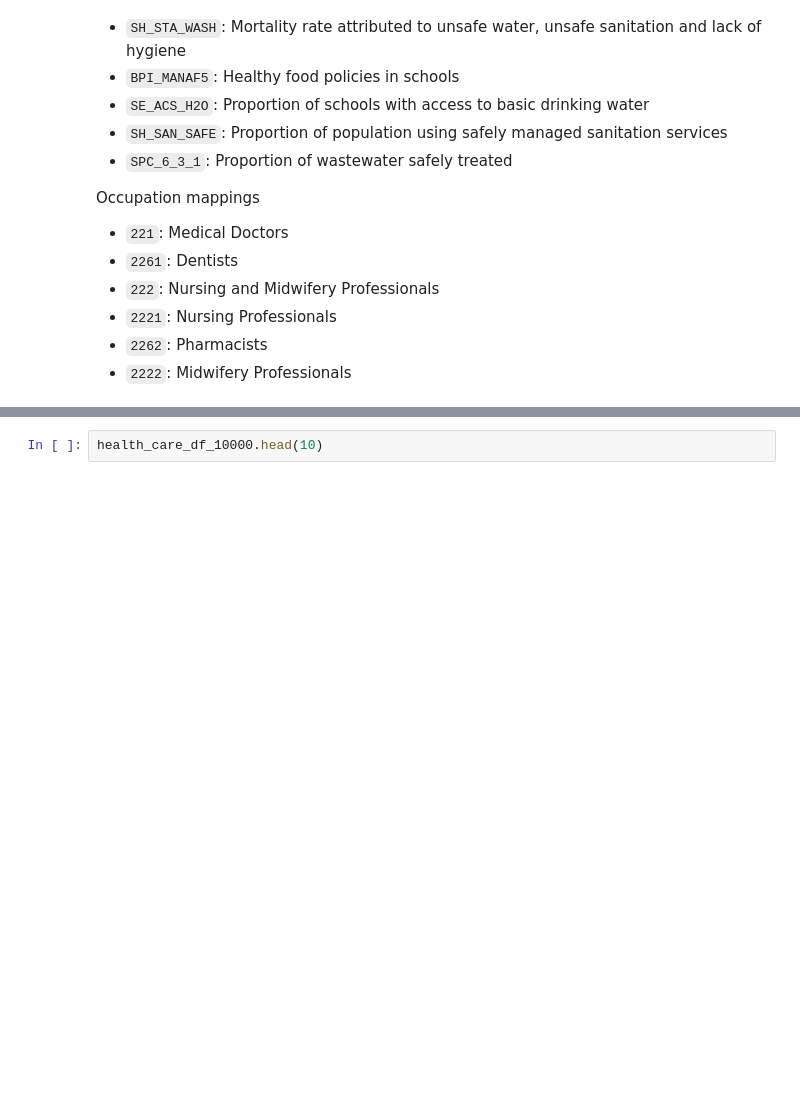
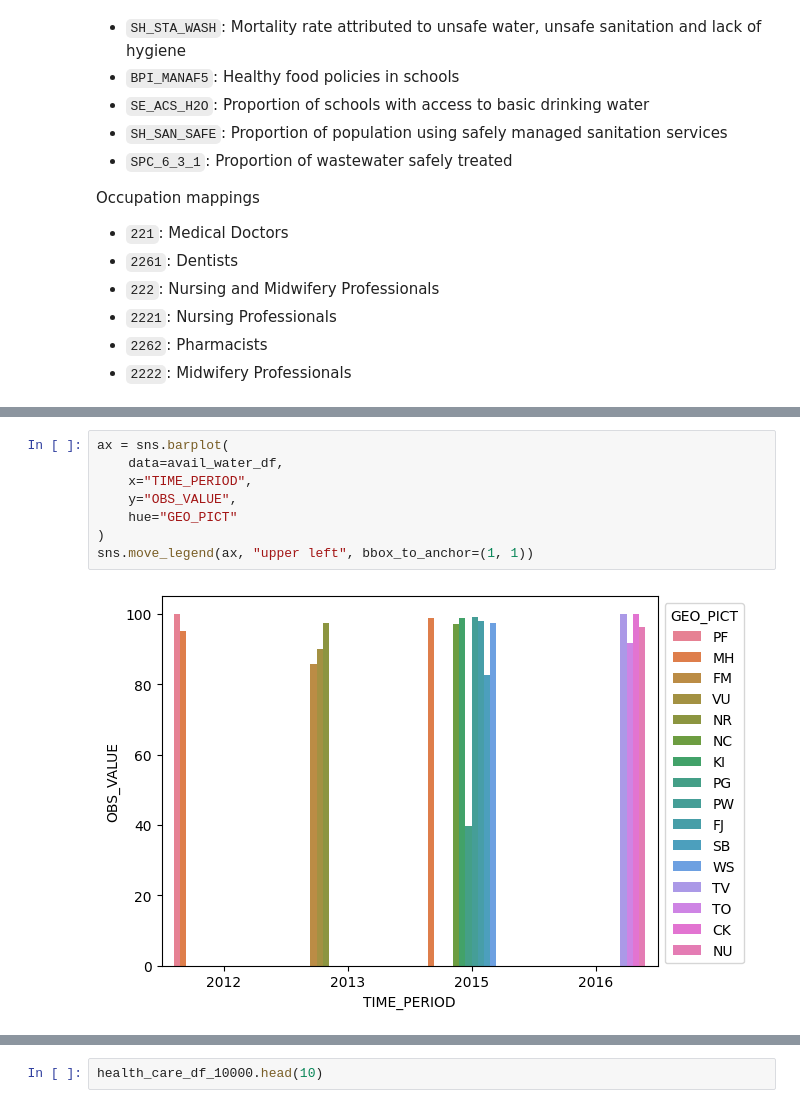
Before and after one commit to lacanlale/pacific-dataviz-2025, a Jupyter notebook: notebooks/Exploration.ipynb, the cells around one changed output, grey strips where cells are left out. Drawn from its saved outputs; the diff is of its cells as text; blank space fills up the shorter version.

```diff
--- a/notebooks/Exploration.ipynb
+++ b/notebooks/Exploration.ipynb
@@ -242,0 +262,10 @@ health_care_df_1000 = target_df[(target_df["INDICATOR"] == "SH_MED_DEN") & (targ
+# %%
+ax = sns.barplot(
+    data=avail_water_df,
+    x="TIME_PERIOD",
+    y="OBS_VALUE",
+    hue="GEO_PICT"
+)
+sns.move_legend(ax, "upper left", bbox_to_anchor=(1, 1))
+# %% [output]
+[figure, added]
```
Also changed, not shown: parts of 33 cells of this notebook.
